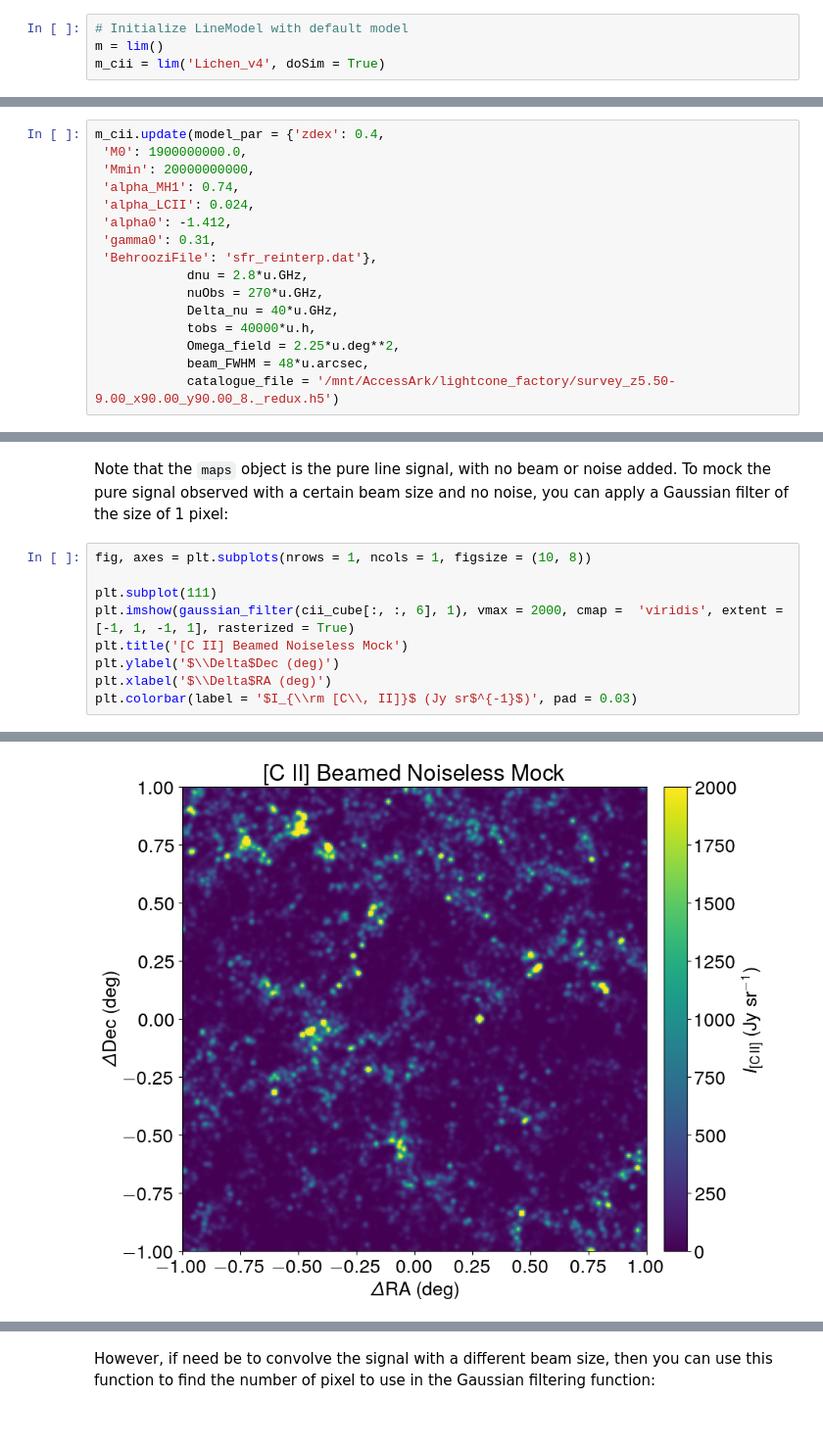
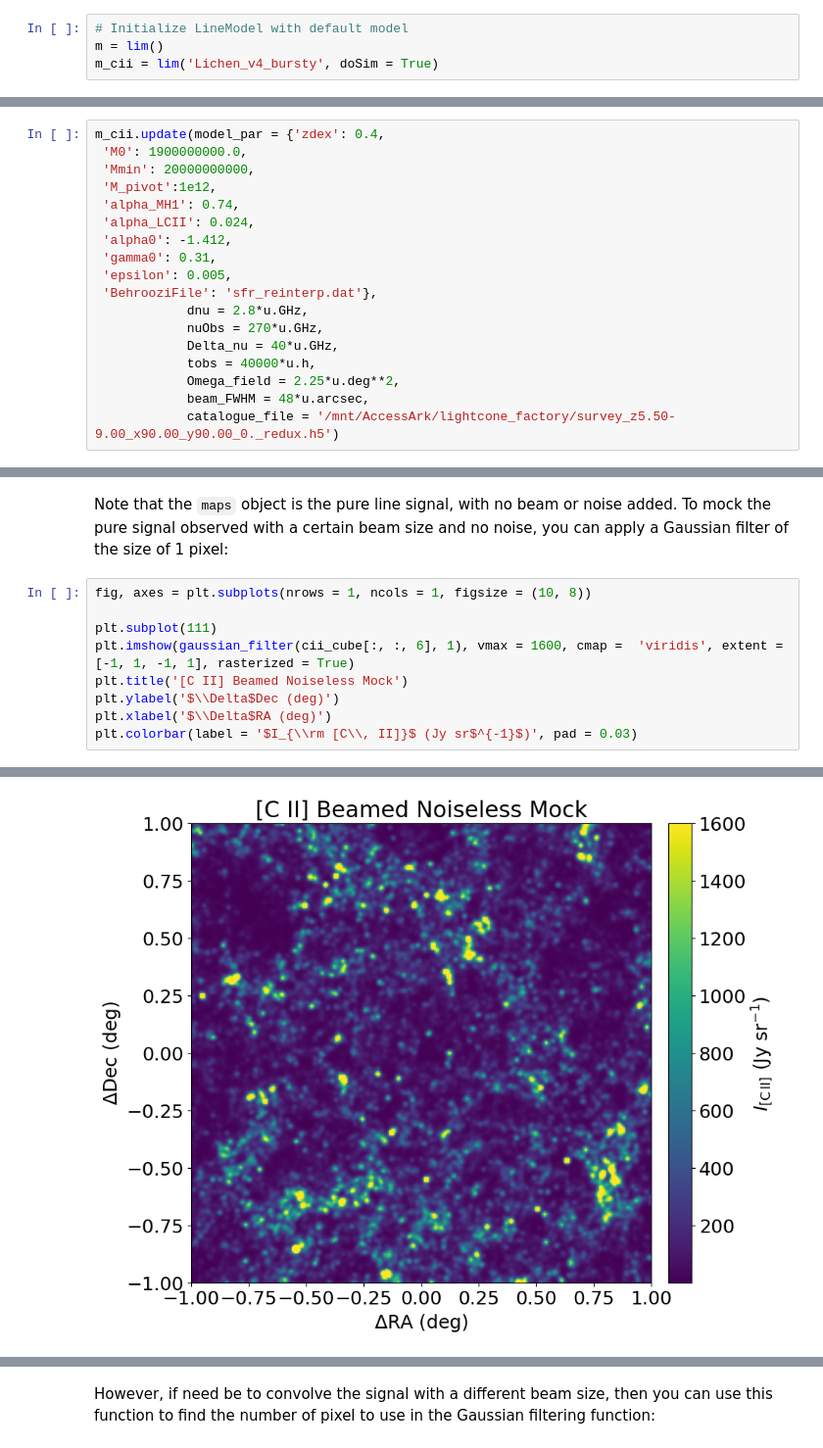
Before and after one commit to TreytonG/CITA_LIM, a Jupyter notebook: readmes/llm_readme.ipynb, the cells around one changed output, grey strips where cells are left out. Shown at 98% size. Drawn from its saved outputs; the diff is of its cells as text.

Commit message:
Added another model that implements bursty star formation, and an unfinished script that will generate various figures from a catalog of lightcones

```diff
--- a/readmes/llm_readme.ipynb
+++ b/readmes/llm_readme.ipynb
@@ -51,7 +57,7 @@ Then, we can load the lim model. The argument of `lim()` is the model chosen in
 # %%
 # Initialize LineModel with default model
 m = lim()
-m_cii = lim('Lichen_v4', doSim = True)
+m_cii = lim('Lichen_v4_bursty', doSim = True)
 # %% [output]
 Input cosmological model does not match simulations
 Setting analytic cosmology to match simulation
@@ -135,10 +141,12 @@ Note that if those parameters are not specified, the default ones in `params.py`
 m_cii.update(model_par = {'zdex': 0.4,
  'M0': 1900000000.0,
  'Mmin': 20000000000,
+ 'M_pivot':1e12,
  'alpha_MH1': 0.74,
  'alpha_LCII': 0.024,
  'alpha0': -1.412,
  'gamma0': 0.31,
+ 'epsilon': 0.005,
  'BehrooziFile': 'sfr_reinterp.dat'},
             dnu = 2.8*u.GHz,
             nuObs = 270*u.GHz,
@@ -146,7 +154,7 @@ m_cii.update(model_par = {'zdex': 0.4,
             tobs = 40000*u.h,
             Omega_field = 2.25*u.deg**2,
             beam_FWHM = 48*u.arcsec,
-            catalogue_file = '/mnt/AccessArk/lightcone_factory/survey_z5.50-9.00_x90.00_y90.00_8._redux.h5')
+            catalogue_file = '/mnt/AccessArk/lightcone_factory/survey_z5.50-9.00_x90.00_y90.00_0._redux.h5')
 # %% [markdown]
 Our parameters are all set! We can start loading base outputs from `limlam_mocker`, the most important of which being the cube of intensities. What does our cube of intensities look like?
 # %% [markdown]
@@ -202,12 +210,12 @@ Note that the `maps` object is the pure line signal, with no beam or noise added
 # %%
 fig, axes = plt.subplots(nrows = 1, ncols = 1, figsize = (10, 8))
 
 plt.subplot(111)
-plt.imshow(gaussian_filter(cii_cube[:, :, 6], 1), vmax = 2000, cmap =  'viridis', extent = [-1, 1, -1, 1], rasterized = True)
+plt.imshow(gaussian_filter(cii_cube[:, :, 6], 1), vmax = 1600, cmap =  'viridis', extent = [-1, 1, -1, 1], rasterized = True)
 plt.title('[C II] Beamed Noiseless Mock')
 plt.ylabel('$\\Delta$Dec (deg)')
 plt.xlabel('$\\Delta$RA (deg)')
 plt.colorbar(label = '$I_{\\rm [C\\, II]}$ (Jy sr$^{-1}$)', pad = 0.03)
 # %% [output]
 <matplotlib.colorbar.Colorbar at 0x...>
-[figure, old version]
+[figure, new version]
```
Also changed, not shown: parts of 10 cells of this notebook, 27 other files.
